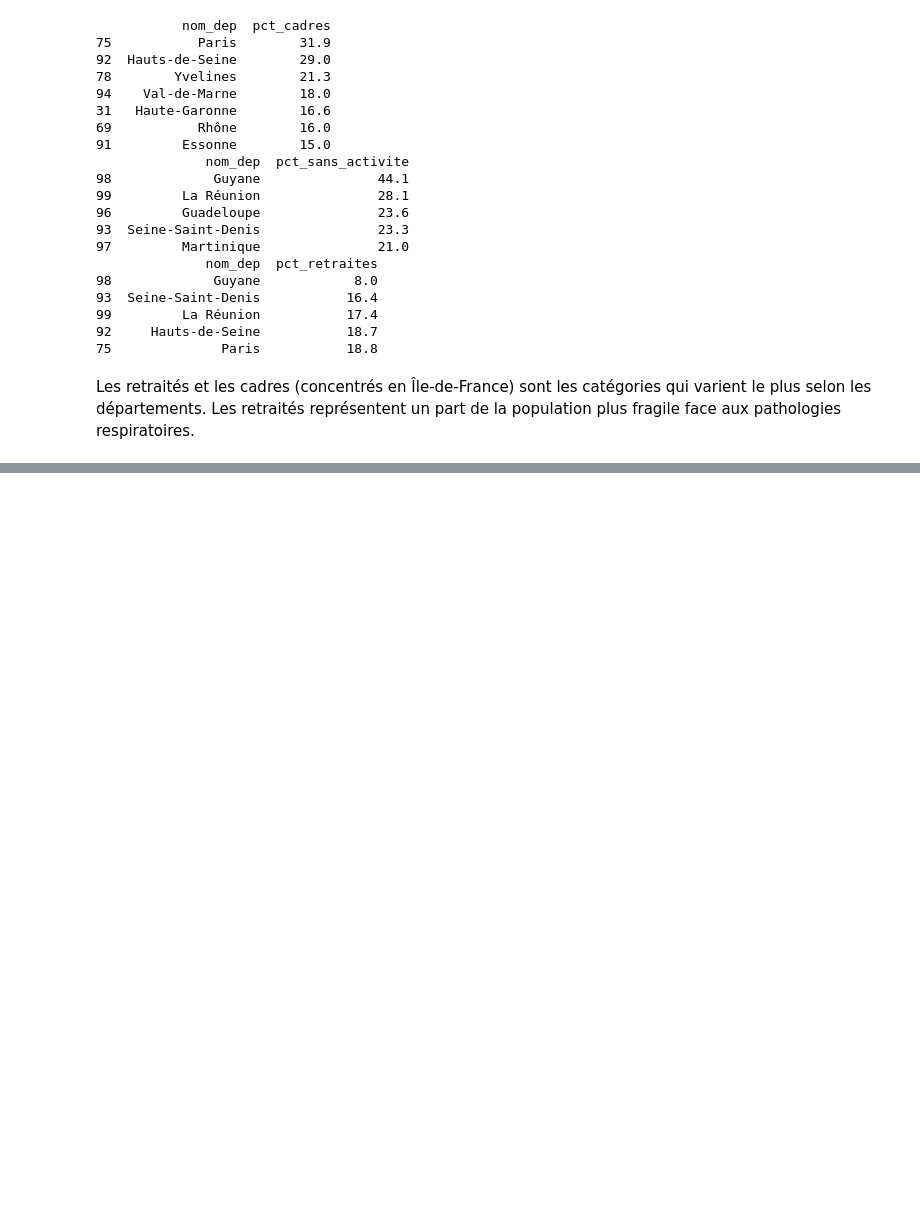
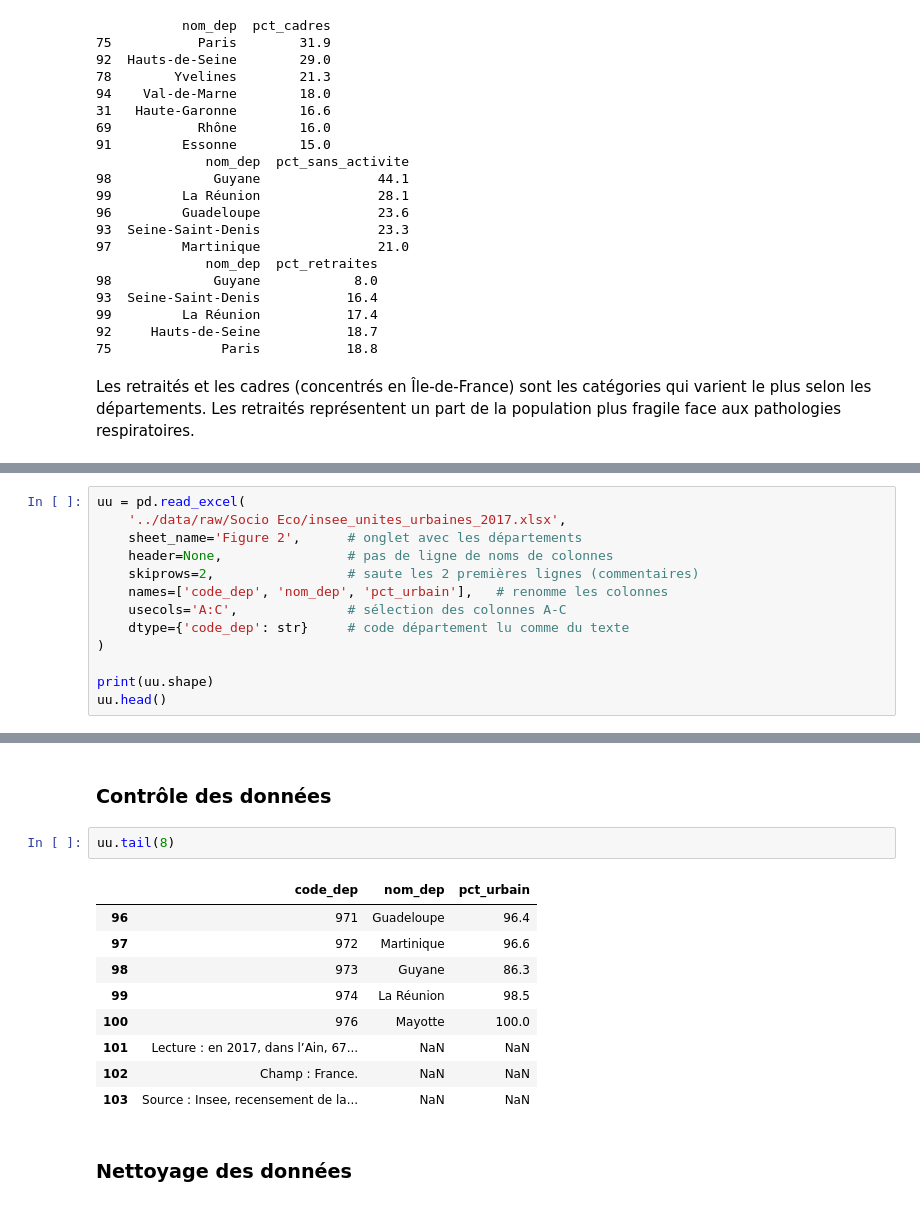
Before and after one commit to jbrocardplatim/LIORA_PROJET_PATHO_RESPIRATOIRES, a Jupyter notebook: notebooks/04.Explo_eda_socio_eco.ipynb, the cells around one changed output, grey strips where cells are left out. Drawn from its saved outputs; the diff is of its cells as text; blank space fills up the shorter version.

```diff
--- a/notebooks/04.Explo_eda_socio_eco.ipynb
+++ b/notebooks/04.Explo_eda_socio_eco.ipynb
@@ -174,0 +195,13 @@ Les retraités représentent un part de la population plus fragile face aux path
+# %%
+uu = pd.read_excel(
+    '../data/raw/Socio Eco/insee_unites_urbaines_2017.xlsx',
+    sheet_name='Figure 2',      # onglet avec les départements
+    header=None,                # pas de ligne de noms de colonnes
+    skiprows=2,                 # saute les 2 premières lignes (commentaires)
+    names=['code_dep', 'nom_dep', 'pct_urbain'],   # renomme les colonnes
+    usecols='A:C',              # sélection des colonnes A-C
+    dtype={'code_dep': str}     # code département lu comme du texte
+)
+
+print(uu.shape)
+uu.head()
@@ -174,0 +216,16 @@ Les retraités représentent un part de la population plus fragile face aux path
+# %% [markdown]
+### Contrôle des données
+# %%
+uu.tail(8)
+# %% [output]
+|  | code_dep | nom_dep | pct_urbain |
+| 96 | 971 | Guadeloupe | 96.4 |
+| 97 | 972 | Martinique | 96.6 |
+| 98 | 973 | Guyane | 86.3 |
+| 99 | 974 | La Réunion | 98.5 |
+| 100 | 976 | Mayotte | 100.0 |
+| 101 | Lecture : en 2017, dans l’Ain, 67... | NaN | NaN |
+| 102 | Champ : France. | NaN | NaN |
+| 103 | Source : Insee, recensement de la... | NaN | NaN |
+# %% [markdown]
+### Nettoyage des données
```
Also changed, not shown: parts of 20 cells of this notebook.
